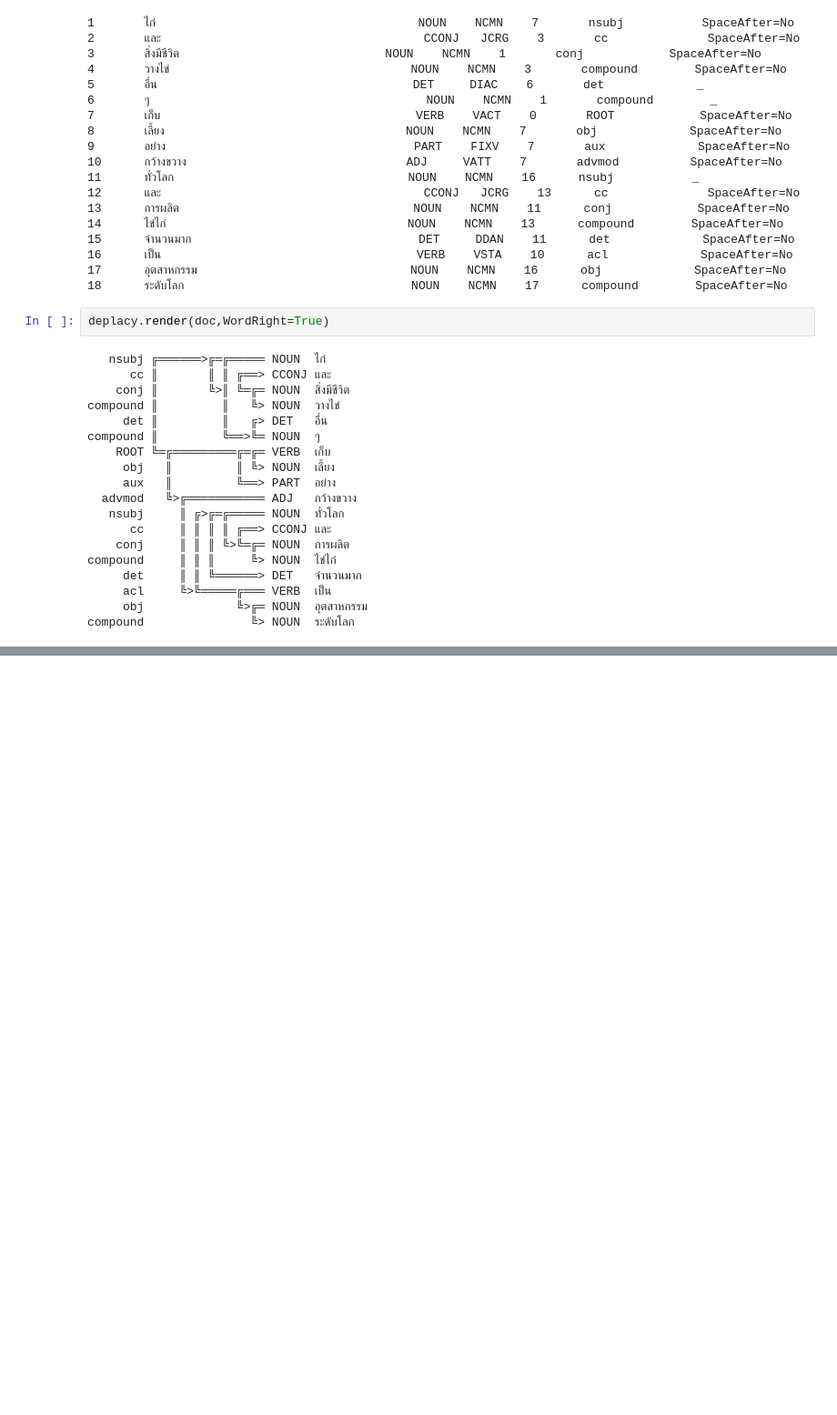
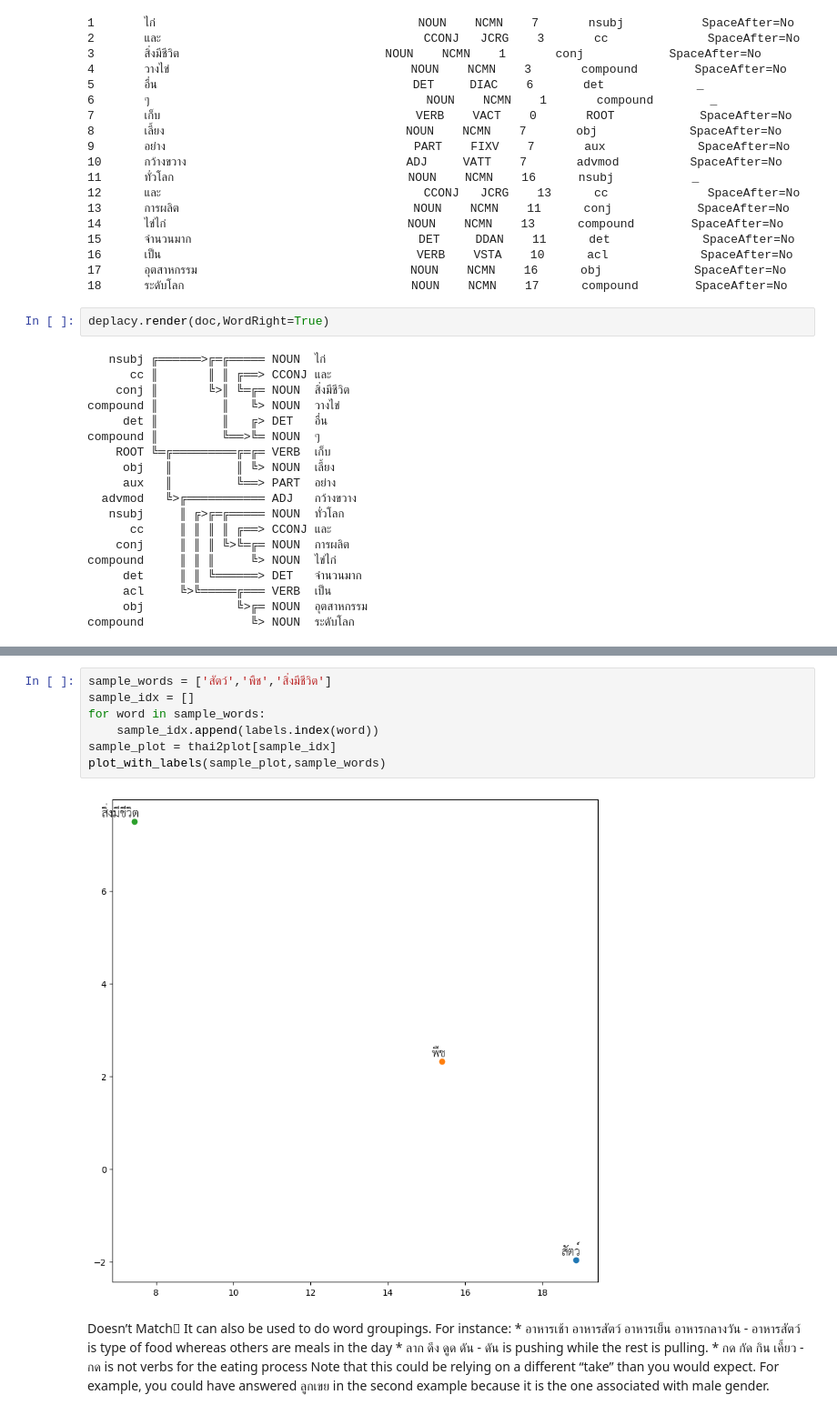
Before and after one commit to San-Maansson/NLP, a Jupyter notebook: thainlp.ipynb, the cells around one changed output, grey strips where cells are left out. Shown at 91% size. Cells and saved outputs as stored; diff of their text form; blank space fills up the shorter version.

```diff
--- a/thainlp.ipynb
+++ b/thainlp.ipynb
@@ -78,0 +266,12 @@ graphviz.Source(deplacy.dot(doc))
+# %%
+sample_words = ['สัตว์','พืช','สิ่งมีชีวิต']
+sample_idx = []
+for word in sample_words:
+    sample_idx.append(labels.index(word))
+sample_plot = thai2plot[sample_idx]
+plot_with_labels(sample_plot,sample_words)
+# %% [output]
+[figure, added]
+# %% [markdown]
+Doesn’t Match
+It can also be used to do word groupings. For instance: * อาหารเช้า อาหารสัตว์ อาหารเย็น อาหารกลางวัน - อาหารสัตว์ is type of food whereas others are meals in the day * ลาก ดึง ดูด ดัน - ดัน is pushing while the rest is pulling. * กด กัด กิน เคี้ยว - กด is not verbs for the eating process Note that this could be relying on a different “take” than you would expect. For example, you could have answered ลูกเขย in the second example because it is the one associated with male gender.
```
Also changed, not shown: parts of 35 cells of this notebook.
